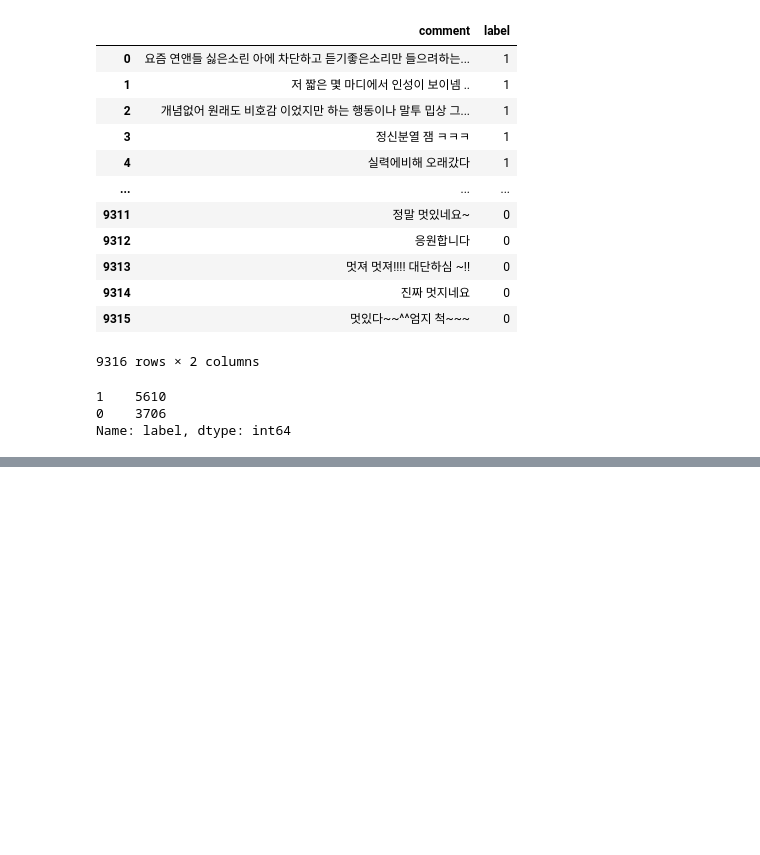
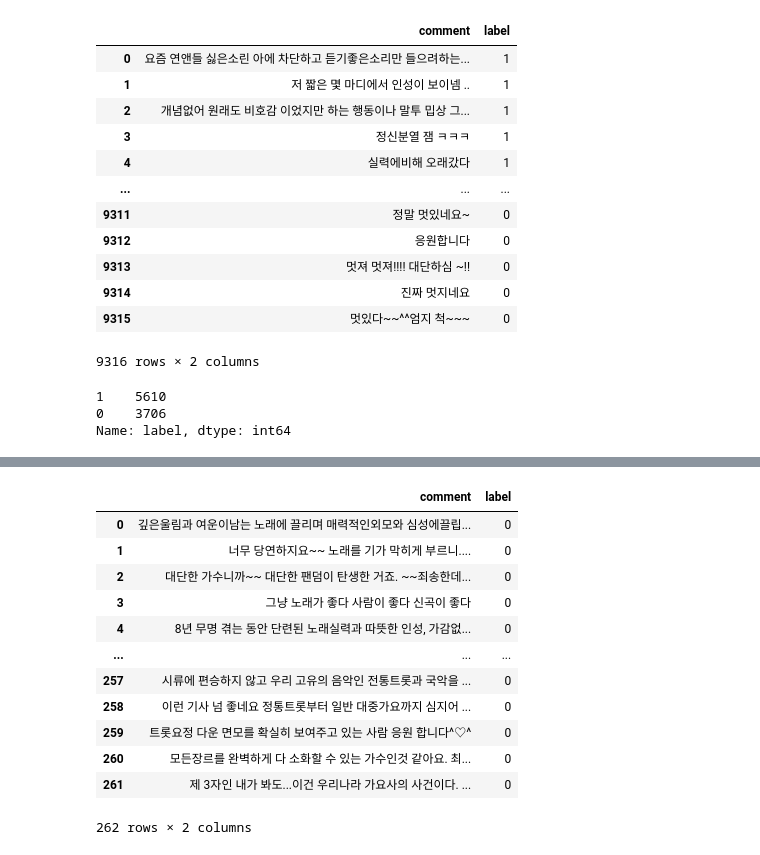
Before and after one commit to sooyeon-go/grad_project, a Jupyter notebook: comment_crawling_r/comment2_csv.ipynb, the cells around one changed output, grey strips where cells are left out. Drawn from its saved outputs; the diff is of its cells as text; code cells hidden in the pictures; blank space fills up the shorter version.

```diff
--- a/comment_crawling_r/comment2_csv.ipynb
+++ b/comment_crawling_r/comment2_csv.ipynb
@@ -85,0 +110,17 @@ Name: label, dtype: int64
+# %%
+dic1 = pd.read_csv('p_comment4_csv.csv',encoding = 'cp949')
+dic1
+# %% [output]
+|  | comment | label |
+| 0 | 깊은울림과 여운이남는 노래에 끌리며 매력적인외모와 심성에끌립... | 0 |
+| 1 | 너무 당연하지요~~ 노래를 기가 막히게 부르니.... | 0 |
+| 2 | 대단한 가수니까~~ 대단한 팬덤이 탄생한 거죠. ~~죄송한데... | 0 |
+| 3 | 그냥 노래가 좋다 사람이 좋다 신곡이 좋다 | 0 |
+| 4 | 8년 무명 겪는 동안 단련된 노래실력과 따뜻한 인성, 가감없... | 0 |
+| ... | ... | ... |
+| 257 | 시류에 편승하지 않고 우리 고유의 음악인 전통트롯과 국악을 ... | 0 |
+| 258 | 이런 기사 넘 좋네요 정통트롯부터 일반 대중가요까지 심지어 ... | 0 |
+| 259 | 트롯요정 다운 면모를 확실히 보여주고 있는 사람 응원 합니다^♡^ | 0 |
+| 260 | 모든장르를 완벽하게 다 소화할 수 있는 가수인것 같아요. 최... | 0 |
+| 261 | 제 3자인 내가 봐도...이건 우리나라 가요사의 사건이다. ... | 0 |
+262 rows × 2 columns
```
Also changed, not shown: parts of 2 cells of this notebook.
